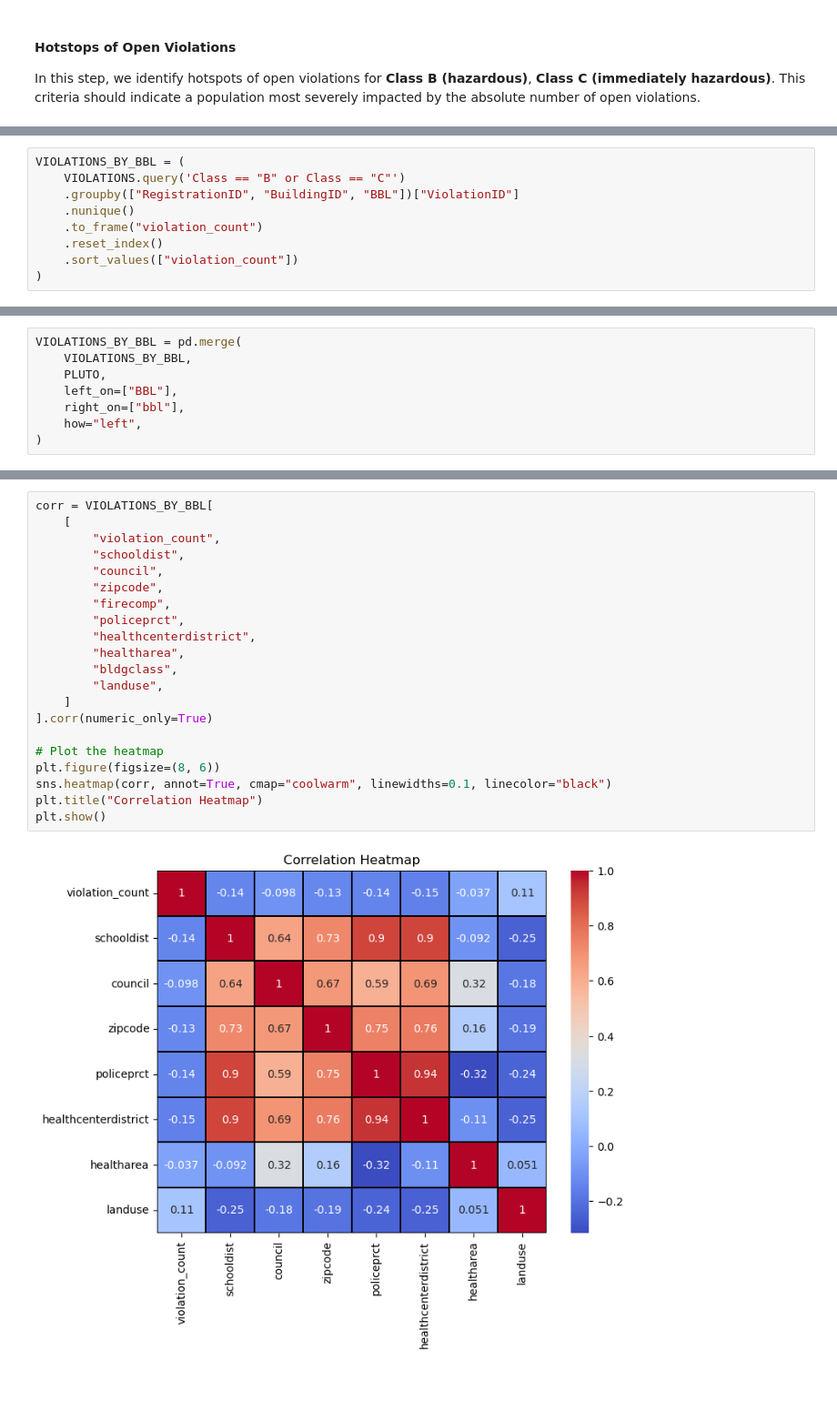
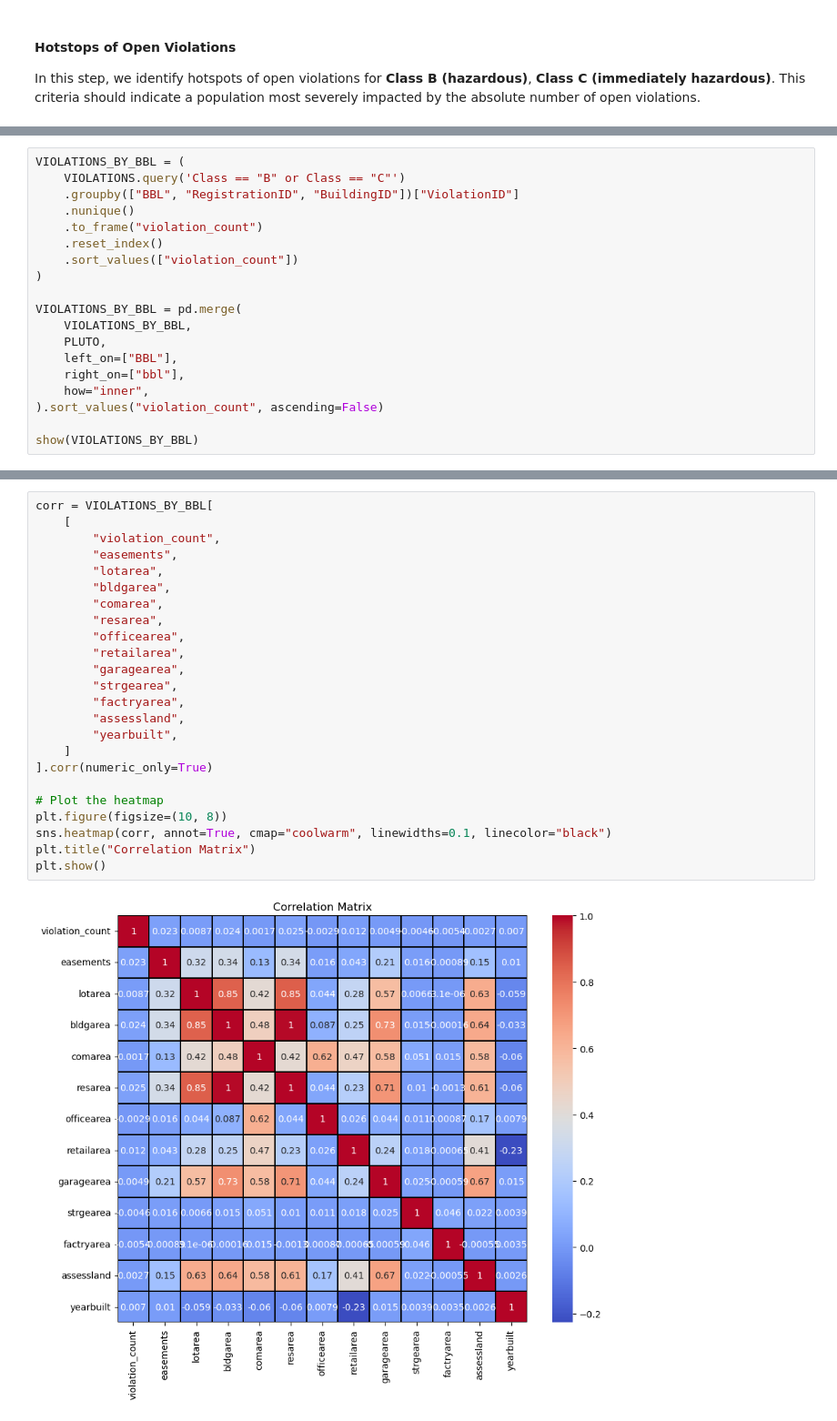
Before and after one commit to g4brielvs/landlords, a Jupyter notebook: _sources/notebooks/landlords.ipynb, the cells around one changed output, grey strips where cells are left out. Shown at 91% size. Cells and saved outputs as stored; diff of their text form; blank space fills up the shorter version.

```diff
--- a/_sources/notebooks/landlords.ipynb
+++ b/_sources/notebooks/landlords.ipynb
@@ -201,9 +228,19 @@ In this step, we will enrich `VIOLATIONS` with `PLUTO` for additional features a
 # %%
 VIOLATIONS_BY_BBL = (
     VIOLATIONS.query('Class == "B" or Class == "C"')
-    .groupby(["RegistrationID", "BuildingID", "BBL"])["ViolationID"]
+    .groupby(["BBL", "RegistrationID", "BuildingID"])["ViolationID"]
     .nunique()
     .to_frame("violation_count")
     .reset_index()
     .sort_values(["violation_count"])
 )
+
+VIOLATIONS_BY_BBL = pd.merge(
+    VIOLATIONS_BY_BBL,
+    PLUTO,
+    left_on=["BBL"],
+    right_on=["bbl"],
+    how="inner",
+).sort_values("violation_count", ascending=False)
+
+show(VIOLATIONS_BY_BBL)
@@ -210,8 +249,0 @@ VIOLATIONS_BY_BBL = (
-# %%
-VIOLATIONS_BY_BBL = pd.merge(
-    VIOLATIONS_BY_BBL,
-    PLUTO,
-    left_on=["BBL"],
-    right_on=["bbl"],
-    how="left",
-)
@@ -233,23 +254,26 @@ The violations dataset now includes, according to the [Pluto documentation](http
 # %%
 corr = VIOLATIONS_BY_BBL[
     [
         "violation_count",
-        "schooldist",
-        "council",
-        "zipcode",
-        "firecomp",
-        "policeprct",
-        "healthcenterdistrict",
-        "healtharea",
-        "bldgclass",
-        "landuse",
+        "easements",
+        "lotarea",
+        "bldgarea",
+        "comarea",
+        "resarea",
+        "officearea",
+        "retailarea",
+        "garagearea",
+        "strgearea",
+        "factryarea",
+        "assessland",
+        "yearbuilt",
     ]
 ].corr(numeric_only=True)
 
 # Plot the heatmap
-plt.figure(figsize=(8, 6))
+plt.figure(figsize=(10, 8))
 sns.heatmap(corr, annot=True, cmap="coolwarm", linewidths=0.1, linecolor="black")
-plt.title("Correlation Heatmap")
+plt.title("Correlation Matrix")
 plt.show()
 # %% [output]
-[figure, old version]
+[figure, new version]
```
Also changed, not shown: parts of 46 cells of this notebook, 8 other files.
